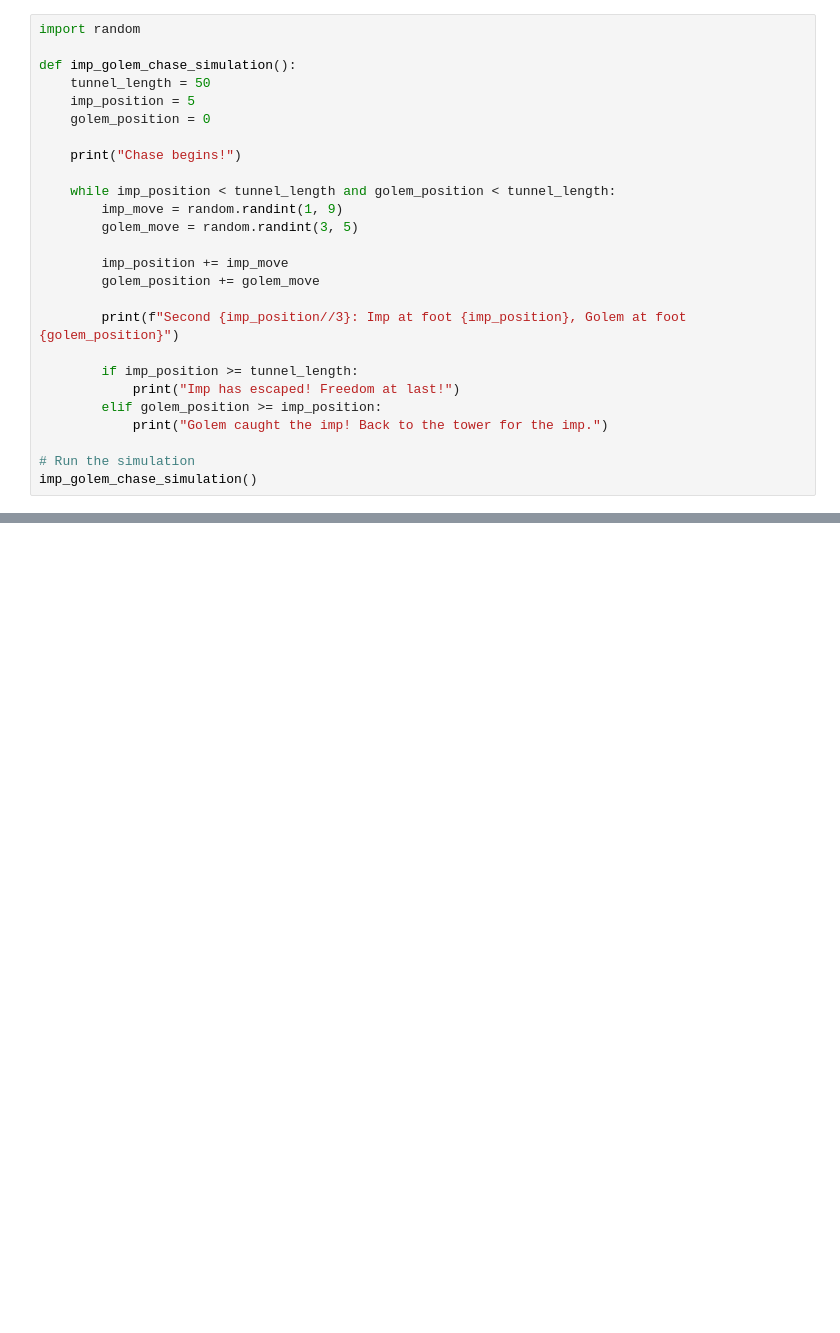
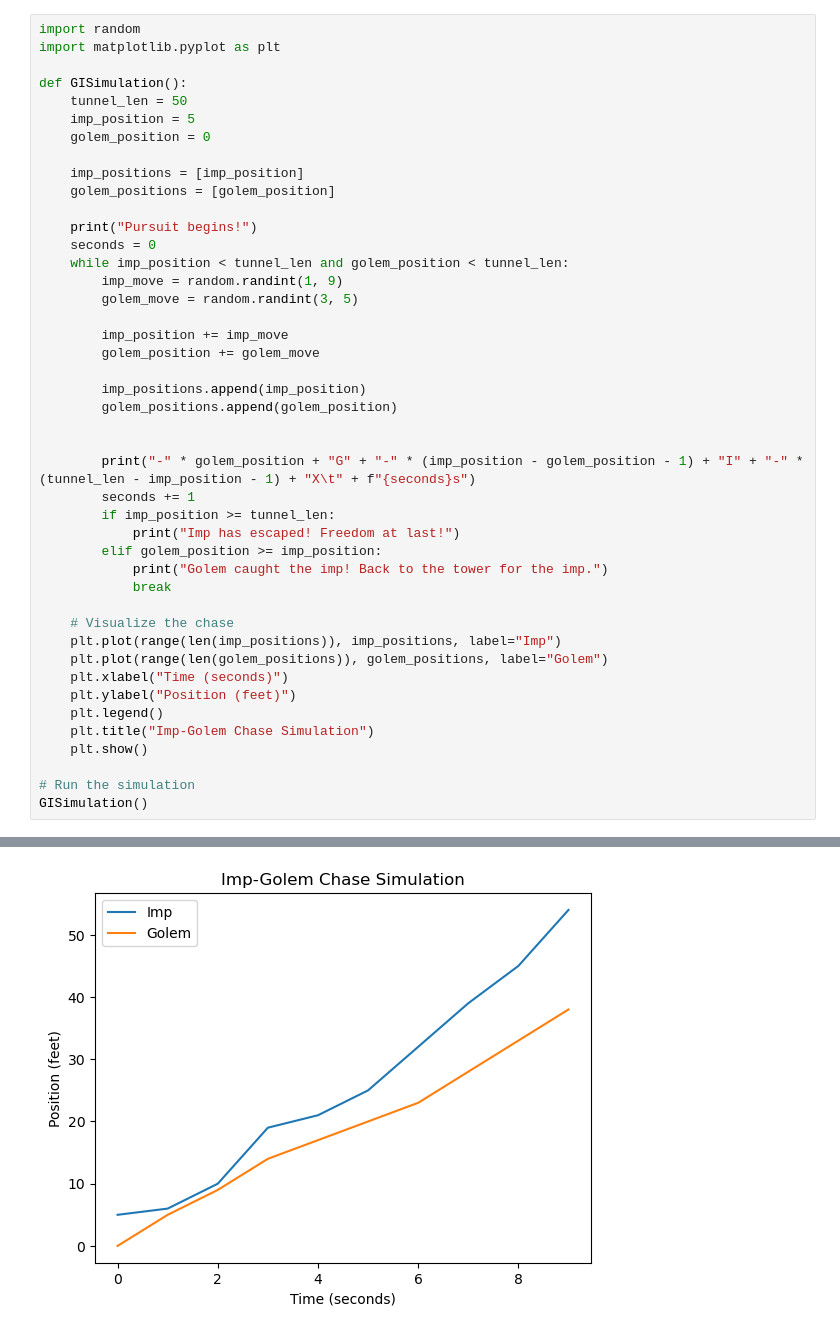
Before and after one commit to pfaustLouKy/IntroToPython, a Jupyter notebook: examples/Assignments/GISimulation.ipynb, the cells around one changed output, grey strips where cells are left out. Saved outputs shown, nothing was run; the diff lists cells and outputs as text; blank space fills up the shorter version.

```diff
--- a/examples/Assignments/GISimulation.ipynb
+++ b/examples/Assignments/GISimulation.ipynb
@@ -1,27 +1,45 @@
 # %%
 import random
+import matplotlib.pyplot as plt
 
-def imp_golem_chase_simulation():
-    tunnel_length = 50
+def GISimulation():
+    tunnel_len = 50
     imp_position = 5
     golem_position = 0
 
-    print("Chase begins!")
+    imp_positions = [imp_position]
+    golem_positions = [golem_position]
 
-    while imp_position < tunnel_length and golem_position < tunnel_length:
+    print("Pursuit begins!")
+    seconds = 0
+    while imp_position < tunnel_len and golem_position < tunnel_len:
         imp_move = random.randint(1, 9)
         golem_move = random.randint(3, 5)
 
         imp_position += imp_move
         golem_position += golem_move
 
-        print(f"Second {imp_position//3}: Imp at foot {imp_position}, Golem at foot {golem_position}")
+        imp_positions.append(imp_position)
+        golem_positions.append(golem_position)
 
-        if imp_position >= tunnel_length:
+
+        print("-" * golem_position + "G" + "-" * (imp_position - golem_position - 1) + "I" + "-" * (tunnel_len - imp_position - 1) + "X\t" + f"{seconds}s")
+        seconds += 1
+        if imp_position >= tunnel_len:
             print("Imp has escaped! Freedom at last!")
         elif golem_position >= imp_position:
             print("Golem caught the imp! Back to the tower for the imp.")
+            break
+
+    # Visualize the chase
+    plt.plot(range(len(imp_positions)), imp_positions, label="Imp")
+    plt.plot(range(len(golem_positions)), golem_positions, label="Golem")
+    plt.xlabel("Time (seconds)")
+    plt.ylabel("Position (feet)")
+    plt.legend()
+    plt.title("Imp-Golem Chase Simulation")
+    plt.show()
 
 # Run the simulation
-imp_golem_chase_simulation()
+GISimulation()
 # %% [output]
@@ -40 +56,2 @@ Second 17: Imp at foot 51, Golem at foot 41
 Imp has escaped! Freedom at last!
+[figure, added]
```
Also changed, not shown: parts of 1 cell of this notebook, 3 other files.
